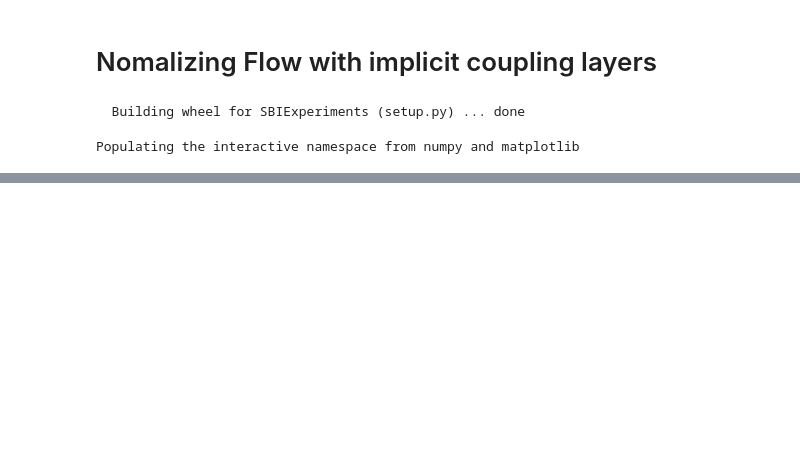
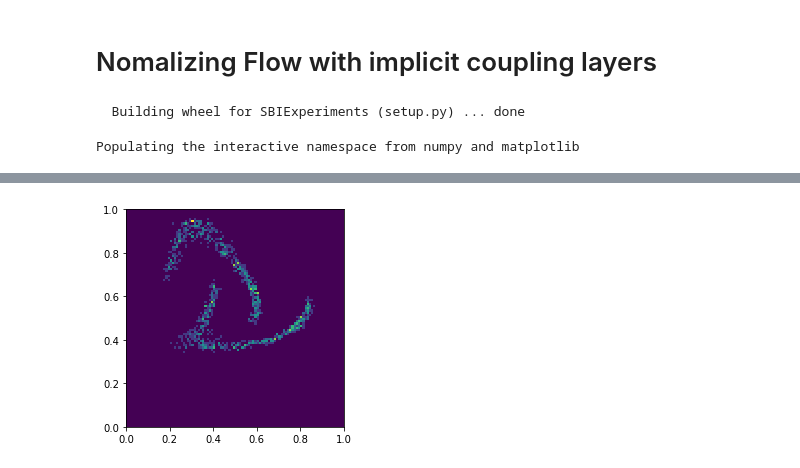
Before and after one commit to astrodeepnet/sbi_experiments, a Jupyter notebook: notebooks/score_matching/NF_implicit.ipynb, the cells around one changed output, grey strips where cells are left out. Cells and saved outputs as stored; diff of their text form; code cells hidden in the pictures; blank space fills up the shorter version.

```diff
--- a/notebooks/score_matching/NF_implicit.ipynb
+++ b/notebooks/score_matching/NF_implicit.ipynb
@@ -74,6 +83,8 @@ class Flow(hk.Module):
       return nvp
 # %%
 model_NF = hk.without_apply_rng(hk.transform(lambda x : Flow()().log_prob(x)))
+model_inv = hk.without_apply_rng(hk.transform(lambda x : Flow()().bijector.inverse(x)))
+model_sample = hk.without_apply_rng(hk.transform(lambda : Flow()().sample(1024, seed=next(rng_seq))))
 # %%
 rng_seq = hk.PRNGSequence(12)
 params = model_NF.init(next(rng_seq), jnp.zeros([1,d]))
@@ -124,0 +138,6 @@ hist2d(batch[:,0], batch[:,1],100, range=[[0,1],[0,1]]);gca().set_aspect('equal'
+# %%
+x = model_inv.apply(params, batch)
+# %%
+hist2d(x[:,0], x[:,1],100, range=[[0,1],[0,1]]);gca().set_aspect('equal');
+# %% [output]
+[figure, added]
```
Also changed, not shown: parts of 19 cells of this notebook, 1 other file.
